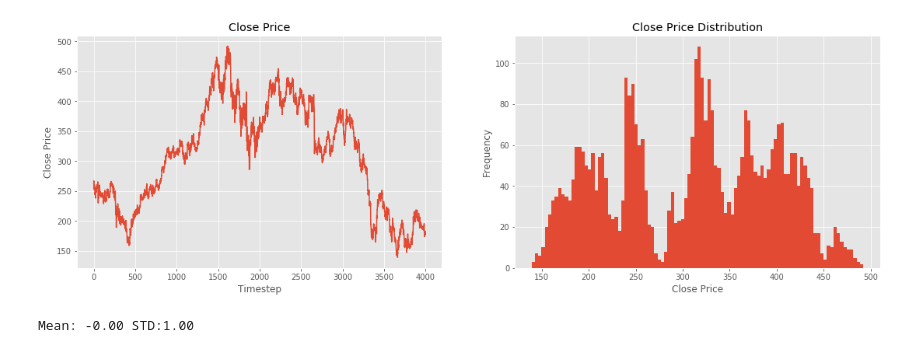
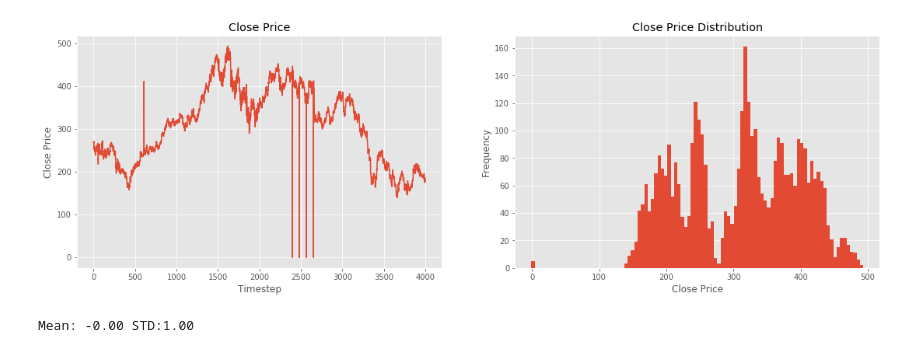
Before and after one commit to ppyht2/tf-exercise, a Jupyter notebook: 013. RNN for Stocks/Untitled.ipynb, the cells around one changed output. Cells and saved outputs as stored; diff of their text form; code cells hidden in the pictures.

```diff
--- a/013. RNN for Stocks/Untitled.ipynb
+++ b/013. RNN for Stocks/Untitled.ipynb
@@ -11,22 +11,22 @@ plt.style.use('ggplot')
 # %%
 data_df = pd.read_csv('tsco.csv')
 # We only care about close price for now
-data = data_df.Close.values
+data = data_df.Open.values
 
 plt.subplot(1,2,1)
 plt.plot(list(range(len(data))), data)
 plt.xlabel('Timestep')
 plt.ylabel('Close Price')
 plt.title('Close Price')
 plt.subplot(1,2,2)
 plt.hist(data, 100)
 plt.xlabel('Close Price')
 plt.ylabel('Frequency')
 plt.title('Close Price Distribution')
 fig = plt.gcf()
 fig.set_size_inches(18.5, 5.5)
 # %% [output]
-[figure, old version]
+[figure, new version]
 # %%
 # Normalise the data
 data_normal = data - np.mean(data)
```
Also changed, not shown: parts of 5 cells of this notebook, 7 other files.
